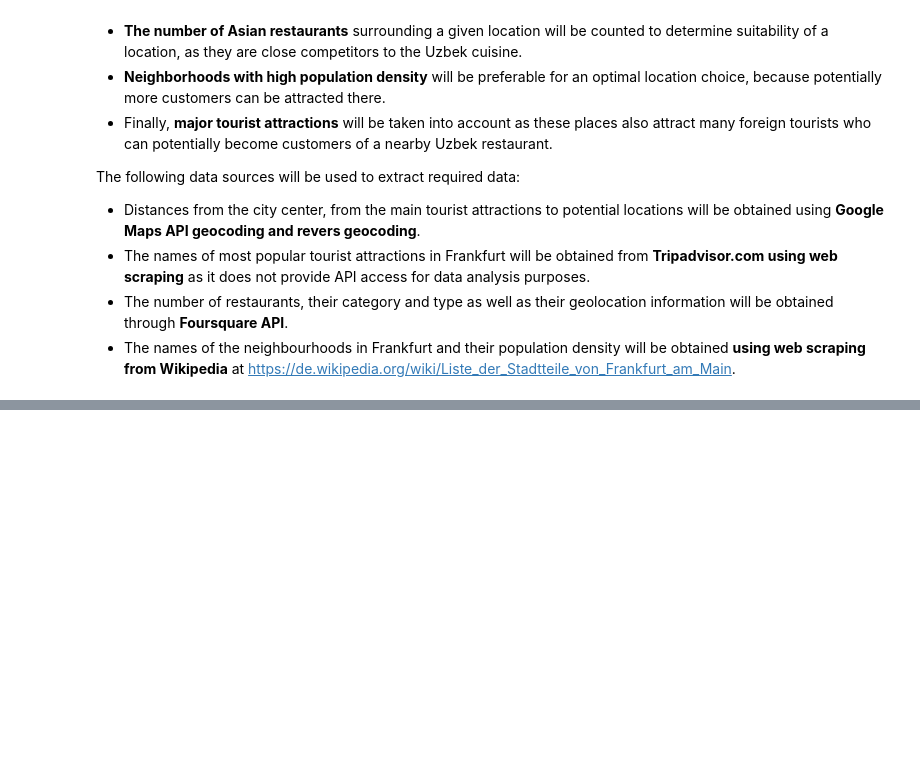
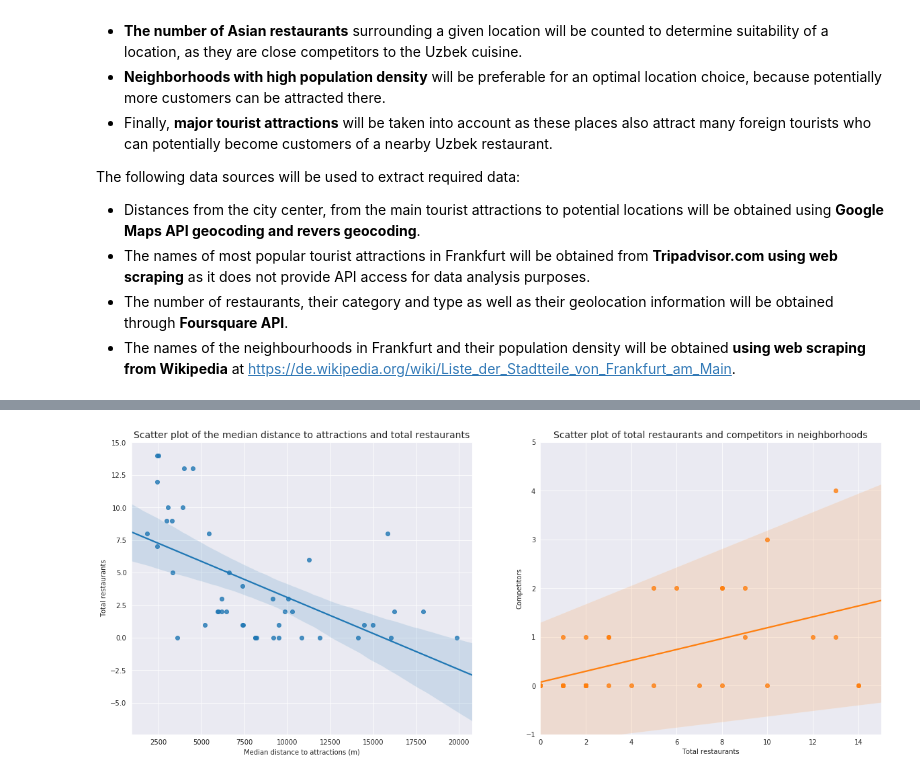
Before and after one commit to bekzodm12/github-projects, a Jupyter notebook: Capstone-project.ipynb, the cells around one changed output, grey strips where cells are left out. Cells and saved outputs as stored; diff of their text form; code cells hidden in the pictures; blank space fills up the shorter version.

```diff
--- a/Capstone-project.ipynb
+++ b/Capstone-project.ipynb
@@ -37,0 +898,21 @@ The following data sources will be used to extract required data:
+# %%
+# Fitting regression line on five key variables
+import seaborn as sns
+fig = plt.figure(figsize=(20,8))
+ax1 = fig.add_subplot(1,2,1)
+ax2 = fig.add_subplot(1,2,2)
+
+
+sns.regplot(x='Median distance to attractions',y='Total restaurants',data=df_final_table, ax=ax1)
+ax1.set(xlabel='Median distance to attractions (m)',ylabel='Total restaurants')
+ax1.set_title('Scatter plot of the median distance to attractions and total restaurants',fontsize=14)
+
+sns.regplot(x='Total restaurants',y='Competitor',data=df_final_table, ax=ax2)
+ax2.set(xlabel='Total restaurants',ylabel='Competitors')
+ax2.set_title('Scatter plot of total restaurants and competitors in neighborhoods',fontsize=14)
+ax2.set(ylim=(-1, 5))
+ax2.set(xlim=(0, 15))
+
+plt.show()
+# %% [output]
+[figure, added]
```
Also changed, not shown: parts of 77 cells of this notebook.
